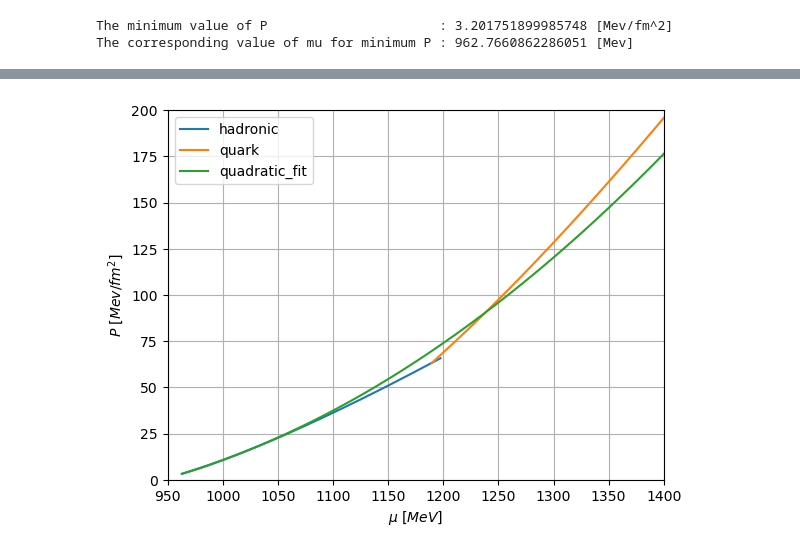
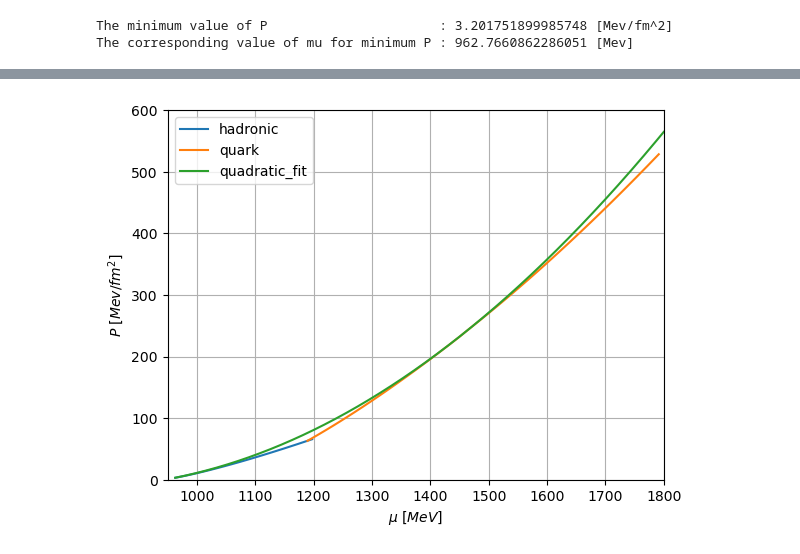
Before and after one commit to katta626/Phase_Transition, a Jupyter notebook: code/Quadraticfit/quadratic_fit-2.ipynb, the cells around one changed output, grey strips where cells are left out. Cells and saved outputs as stored; diff of their text form; code cells hidden in the pictures.

```diff
--- a/code/quadratic_fit-2.ipynb
+++ b/code/Quadraticfit/quadratic_fit-2.ipynb
@@ -180,7 +179,7 @@ P_quark_array = P_q_int_func(mu_new)
 # Calculate the difference and find the intersection
 y_diff = np.abs(P_had_array - P_quark_array)
 index_intersect = np.argmin(y_diff)
-i_intersect = mu_new[index_intersect]
+x_intersect = mu_new[index_intersect]
 y_intersect = P_had_array[index_intersect]
 
 print("The index is:", index_intersect, "the mu value is:", x_intersect)
@@ -738,10 +737,13 @@ The corresponding value of mu for minimum P : 962.7660862286051 [Mev]
 # %%
 mu_crit = x_intersect
 P_crit_1 = y_intersect*(1+0.01)
-P_crit_2 = y_intersect*(1+0.1)
+P_crit_2 = y_intersect*(1+0.2)
 # %%
 P_crit=np.linspace(P_crit_1,P_crit_2,1000)
 # %%
+a =[]
+b =[]
+P_opt=[]
 for P in P_crit:
     # Define your points
     x1, y1 = mu_min, P_min
@@ -784,12 +786,16 @@ for P in P_crit:
     # Define the constraint in the form required by 'minimize'
     constraints = [
         {'type': 'eq', 'fun': eq_constraint},
-        {'type': 'ineq', 'fun': ineq_constraint}
+        {'type': 'ineq', 'fun': ineq_constraint},
+        {'type': 'ineq', 'fun': ineq_constraint_1}
     ]
     # Perform the optimization
     result = minimize(objective, initial_guess, constraints=constraints)
 
     if result.success:
         a_opt, b_opt = result.x
+        a.append(a_opt)
+        b.append(b_opt)
+        P_opt.append(P)
         print(f"For P_crit = {P}: Optimal parameters found: a = {a_opt}, b = {b_opt}")
 # %% [output]
@@ -914,3 +839,3 @@ Optimization failed: Positive directional derivative for linesearch
 # %%
-x=np.linspace(mu_min,1800,1000)
-y= a_opt * (x - x2)**2 + b_opt * (x - x2) + y2
+mu_quad = np.linspace(mu_min,1800,1000)
+P_quad = a_opt * (mu_quad - x2)**2 + b_opt * (mu_quad - x2) + y2
@@ -917,13 +867,13 @@ y= a_opt * (x - x2)**2 + b_opt * (x - x2) + y2
 # %%
 plt.plot(mu_hadronic, P_hadronic, label = "hadronic")
 plt.plot(mu_quark_11, P_quark_11, label = "quark")
-plt.plot(x,y,label="quadratic_fit")
+plt.plot(mu_quad,P_quad,label="quadratic_fit")
 
 plt.xlabel(r"$\mu \ [MeV]$")
 plt.ylabel(r"$P \ [Mev/fm^2]$")
 plt.legend()
-plt.xlim([950,1400])
-plt.ylim([0,200])
+plt.xlim([950,1800])
+plt.ylim([0,600])
 plt.grid()
 # %% [output]
-[figure, old version]
+[figure, new version]
```
Also changed, not shown: parts of 19 cells of this notebook, 35 other files.
